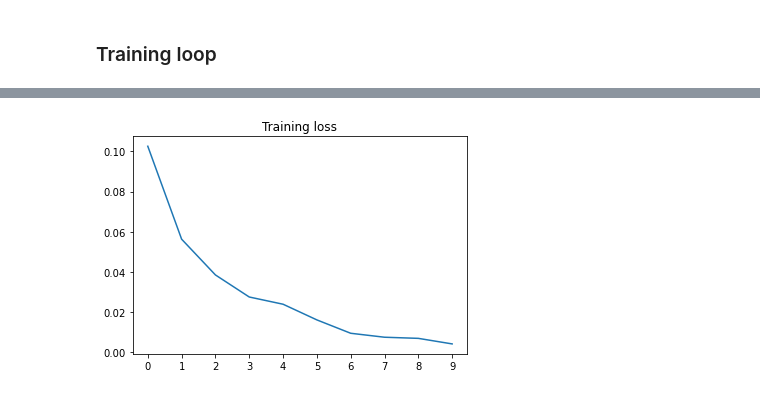
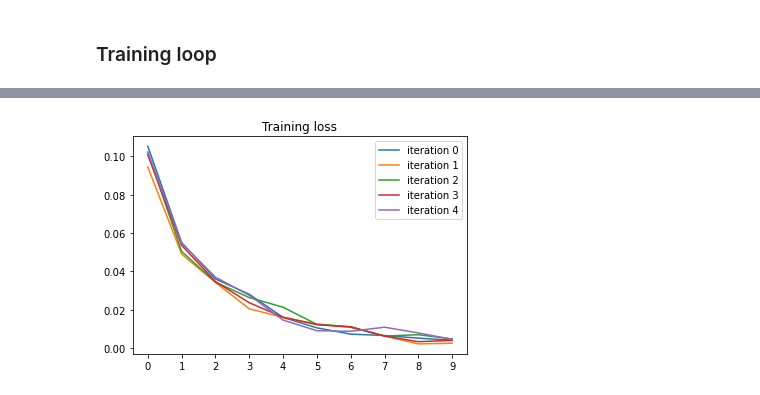
Before and after one commit to bdrad/ViViT_tumor_growth, a Jupyter notebook: ViViT_toy_dataset.ipynb, the cells around one changed output, grey strips where cells are left out. Drawn from its saved outputs; the diff is of its cells as text; code cells hidden in the pictures.

Commit message:
added seed and ran 5 iterations

```diff
--- a/ViViT_toy_dataset.ipynb
+++ b/ViViT_toy_dataset.ipynb
@@ -67,3 +85,16 @@ testing_generator = torch.utils.data.DataLoader(testing_data, batch_size=16)
+# %%
+def seed_worker(worker_id):
+    worker_seed = torch.initial_seed() % 2**32
+    numpy.random.seed(worker_seed)
+    random.seed(worker_seed)
+
+g = torch.Generator()
+g.manual_seed(0)
+
+training_generator = torch.utils.data.DataLoader(training_data, batch_size=16,worker_init_fn=seed_worker,
+        generator=g)
+testing_generator = torch.utils.data.DataLoader(testing_data, batch_size=16,worker_init_fn=seed_worker,
+        generator=g)
 # %%
 # train_features, train_labels = next(iter(training_generator))
 # train_features.shape
@@ -214,0 +237,19 @@ plt.plot(model_log['validation_accuracy'], label="validation accuracy");
+# %%
+vivit_input = {
+'image_size': 28,
+'patch_size': 14,
+'num_classes': len(config["class_names"]),
+'num_frames': 3,
+'in_channels': 1
+}
+
+iteration_num = 5
+
+for i in range(iteration_num):
+
+    validation_acc, training_loss = training_loop(iteration=i, training_dataloader=training_generator,
+                                                  testing_dataloader=testing_generator, vivit_input=vivit_input)
+
+
+    model_log['validation_accuracy'].append(validation_acc)
+    model_log['training_loss'].append(training_loss)
@@ -215,6 +274,10 @@ plt.plot(model_log['validation_accuracy'], label="validation accuracy");
 # %%
+import matplotlib.pyplot as plt
+
 plt.title("Training loss")
 plt.xticks(np.arange(epochs))
-plt.plot(model_log['training_loss'], label="training loss");
+for i in range(iteration_num):
+    plt.plot(model_log['training_loss'][i], label="iteration {}".format(i))
+plt.legend();
 # %% [output]
-[figure, old version]
+[figure, new version]
```
Also changed, not shown: parts of 12 cells of this notebook.
